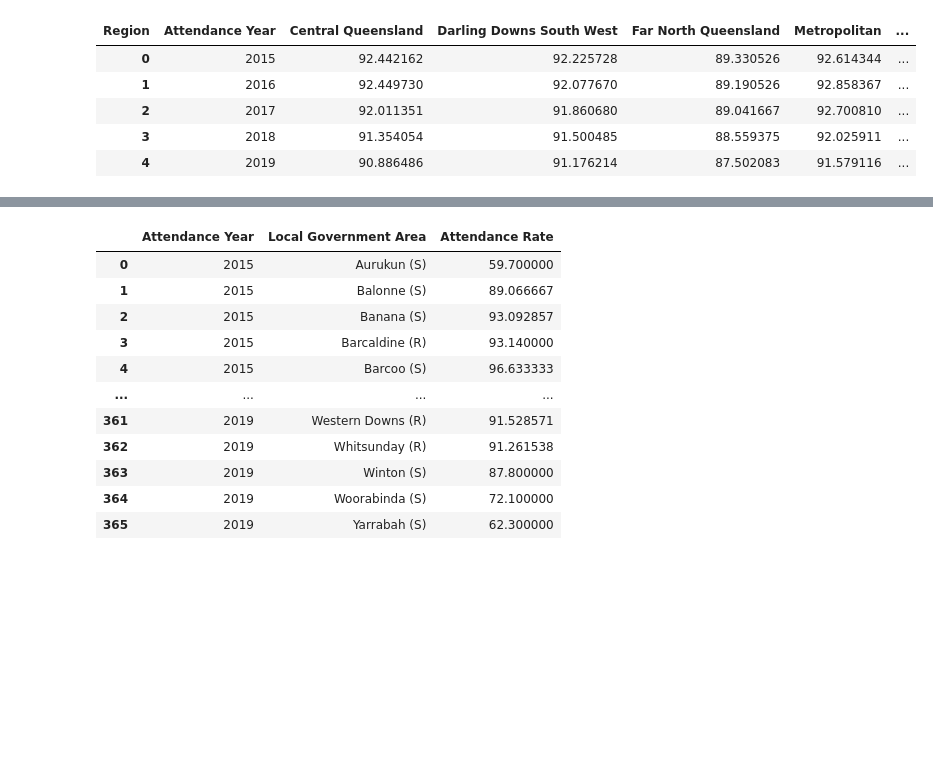
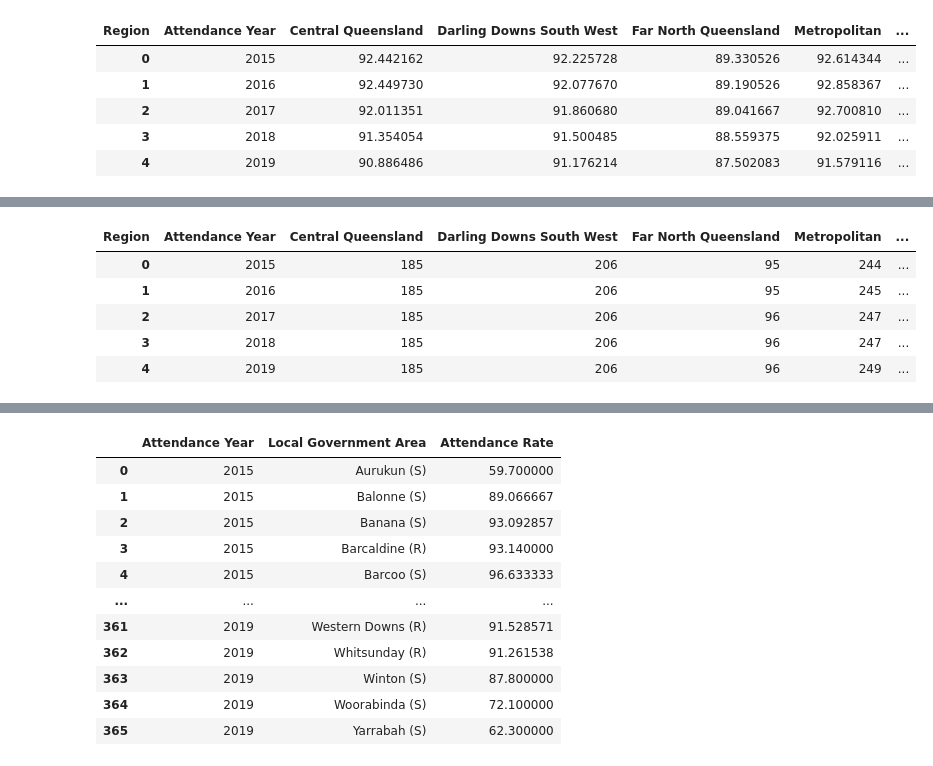
Before and after one commit to Thgiliwt/Project-1, a Jupyter notebook: Part2.ipynb, the cells around one changed output, grey strips where cells are left out. Cells and saved outputs as stored; diff of their text form; code cells hidden in the pictures; blank space fills up the shorter version.

```diff
--- a/Part2.ipynb
+++ b/Part2.ipynb
@@ -136,3 +173,14 @@ df4
+# %%
+df4b = pd.pivot_table(df4a,values = 'Attendance Rate',index=['Attendance Year'],columns = ['Region']).reset_index()
+
+df4b
+# %% [output]
+| Region | Attendance Year | Central Queensland | Darling Downs South West | Far North Queensland | Metropolitan | ... |
+| 0 | 2015 | 185 | 206 | 95 | 244 | ... |
+| 1 | 2016 | 185 | 206 | 95 | 245 | ... |
+| 2 | 2017 | 185 | 206 | 96 | 247 | ... |
+| 3 | 2018 | 185 | 206 | 96 | 247 | ... |
+| 4 | 2019 | 185 | 206 | 96 | 249 | ... |
 # %%
 #plot multiple pie charts all together in one fig
 def func(pct,abvalue):
```
Also changed, not shown: parts of 5 cells of this notebook, 3 other files.
